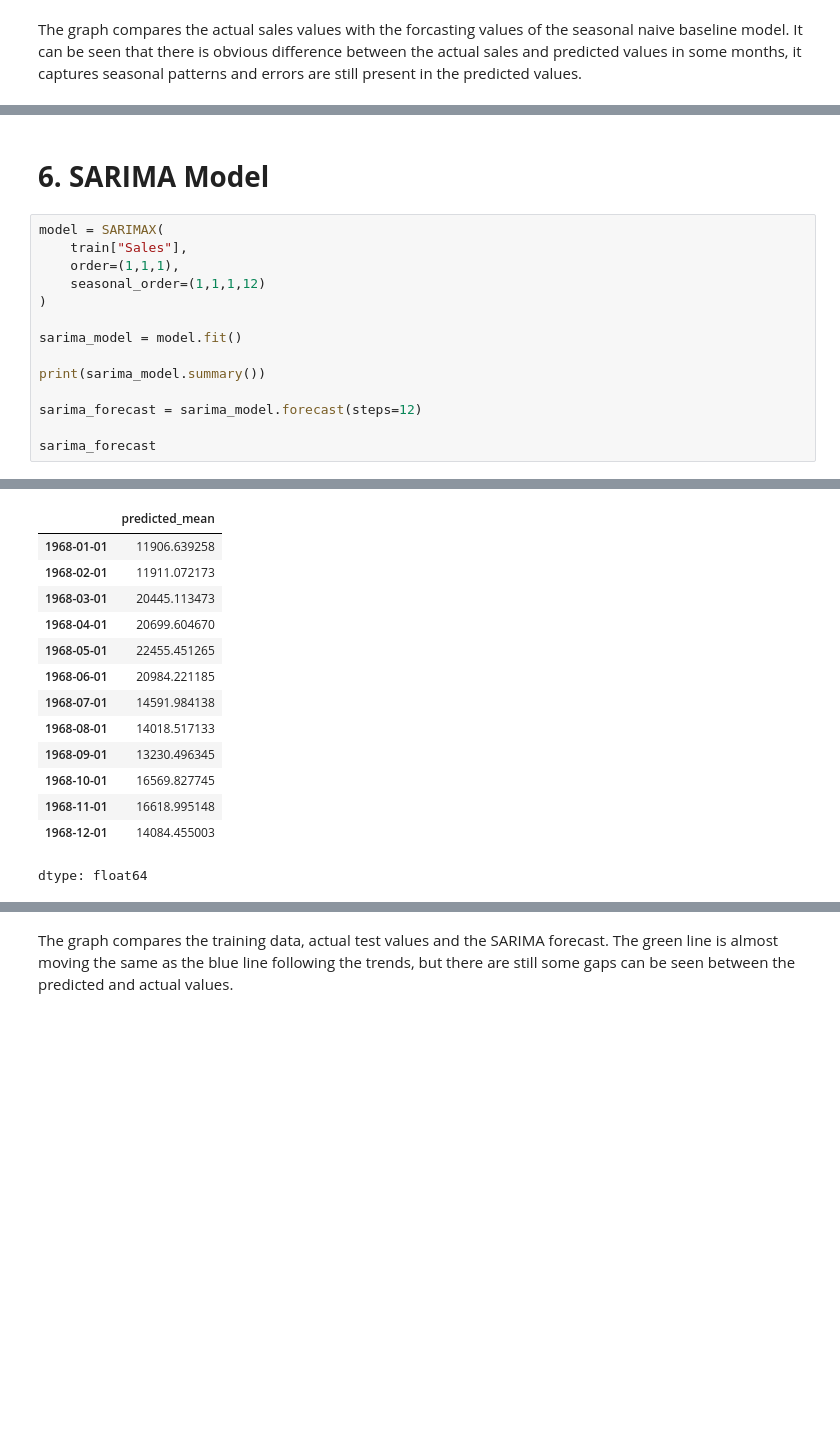
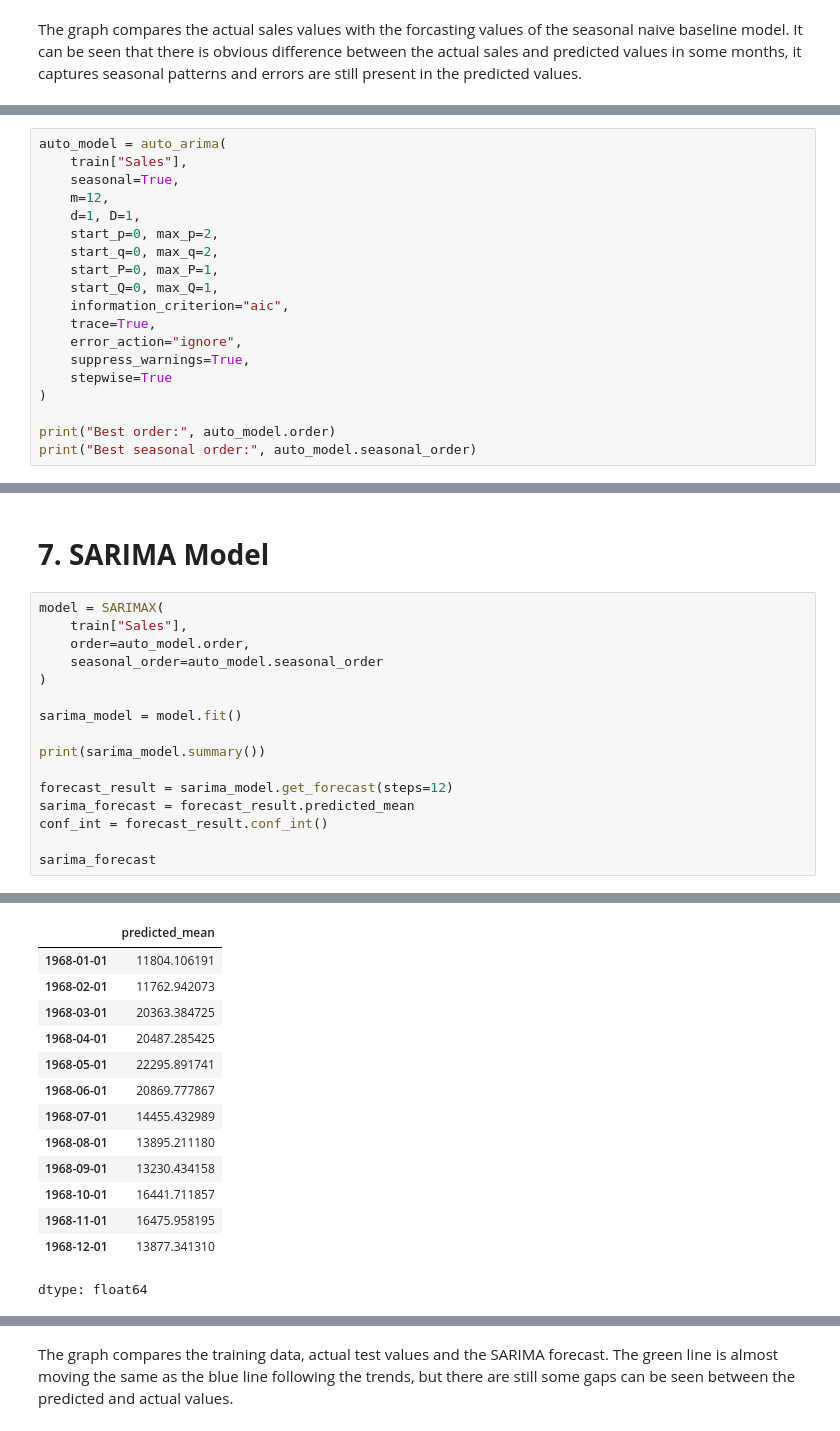
Before and after one commit to RAJDONDA89/Group-project_-Advance-Forecasting, a Jupyter notebook: SARIMA.ipynb, the cells around one changed output, grey strips where cells are left out. Cells and saved outputs as stored; diff of their text form; blank space fills up the shorter version.

```diff
--- a/SARIMA.ipynb
+++ b/SARIMA.ipynb
@@ -183,0 +227,19 @@ The graph compares the actual sales values with the forcasting values of the sea
+# %%
+auto_model = auto_arima(
+    train["Sales"],
+    seasonal=True,
+    m=12,
+    d=1, D=1,
+    start_p=0, max_p=2,
+    start_q=0, max_q=2,
+    start_P=0, max_P=1,
+    start_Q=0, max_Q=1,
+    information_criterion="aic",
+    trace=True,
+    error_action="ignore",
+    suppress_warnings=True,
+    stepwise=True
+)
+
+print("Best order:", auto_model.order)
+print("Best seasonal order:", auto_model.seasonal_order)
@@ -184,17 +264,19 @@ The graph compares the actual sales values with the forcasting values of the sea
 # %% [markdown]
-# **6. SARIMA Model**
+# **7. SARIMA Model**
 # %%
 model = SARIMAX(
     train["Sales"],
-    order=(1,1,1),
-    seasonal_order=(1,1,1,12)
+    order=auto_model.order,
+    seasonal_order=auto_model.seasonal_order
 )
 
 sarima_model = model.fit()
 
 print(sarima_model.summary())
 
-sarima_forecast = sarima_model.forecast(steps=12)
+forecast_result = sarima_model.get_forecast(steps=12)
+sarima_forecast = forecast_result.predicted_mean
+conf_int = forecast_result.conf_int()
 
 sarima_forecast
 # %% [output]
@@ -214,18 +296,18 @@ Covariance Type:                              opg
 ===================================================================================
 
 Warnings:
 [1] Covariance matrix calculated using the outer product of gradients (complex-step).
 |  | predicted_mean |
-| 1968-01-01 | 11906.639258 |
-| 1968-02-01 | 11911.072173 |
-| 1968-03-01 | 20445.113473 |
-| 1968-04-01 | 20699.604670 |
-| 1968-05-01 | 22455.451265 |
-| 1968-06-01 | 20984.221185 |
-| 1968-07-01 | 14591.984138 |
-| 1968-08-01 | 14018.517133 |
-| 1968-09-01 | 13230.496345 |
-| 1968-10-01 | 16569.827745 |
-| 1968-11-01 | 16618.995148 |
-| 1968-12-01 | 14084.455003 |
+| 1968-01-01 | 11804.106191 |
+| 1968-02-01 | 11762.942073 |
+| 1968-03-01 | 20363.384725 |
+| 1968-04-01 | 20487.285425 |
+| 1968-05-01 | 22295.891741 |
+| 1968-06-01 | 20869.777867 |
+| 1968-07-01 | 14455.432989 |
+| 1968-08-01 | 13895.211180 |
+| 1968-09-01 | 13230.434158 |
+| 1968-10-01 | 16441.711857 |
+| 1968-11-01 | 16475.958195 |
+| 1968-12-01 | 13877.341310 |
 dtype: float64
```
Also changed, not shown: parts of 12 cells of this notebook.
